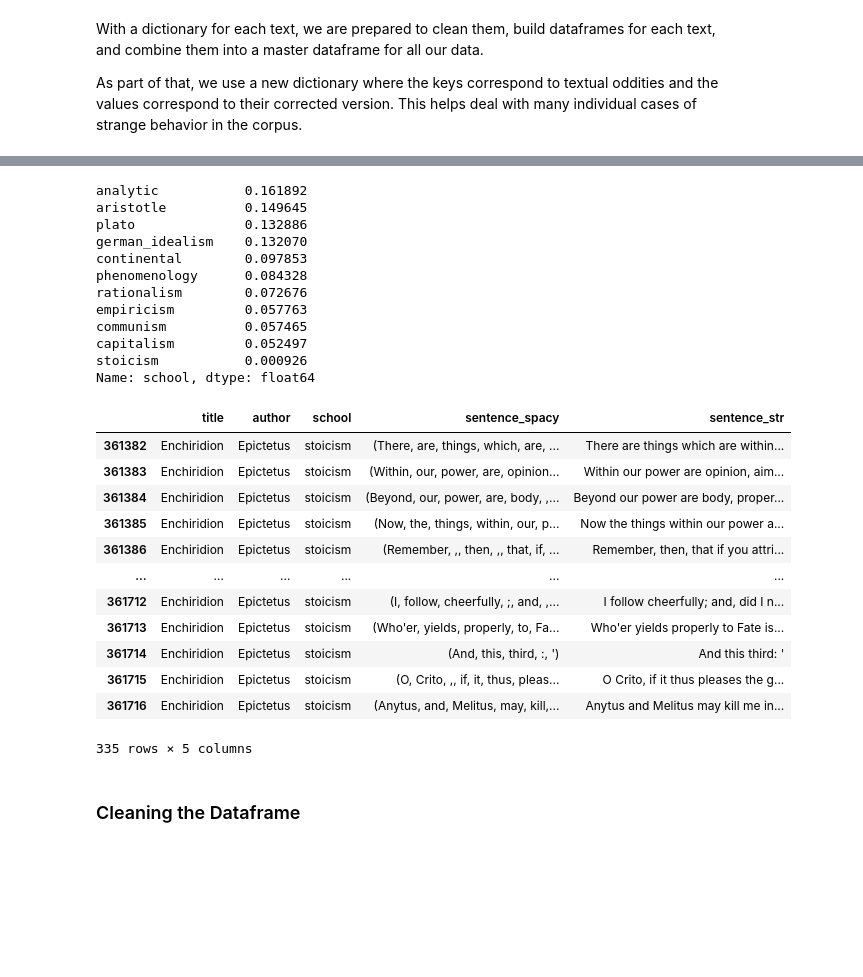
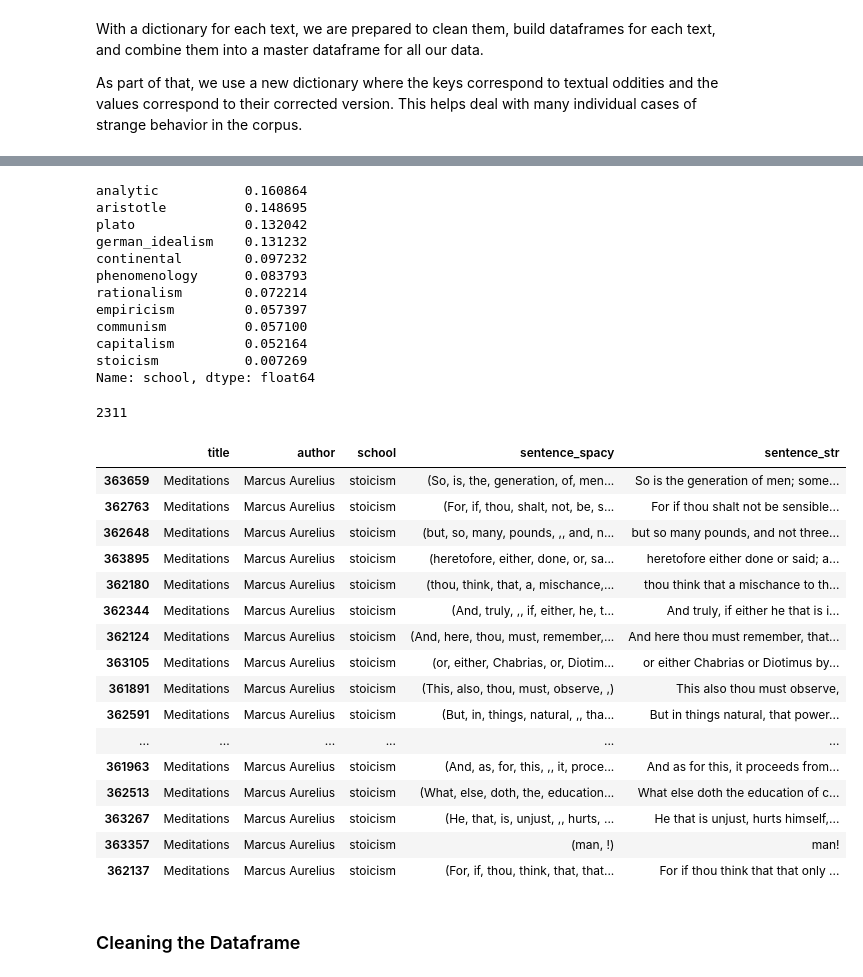
Before and after one commit to kcalizadeh/PDP_data_processing, a Jupyter notebook: data_load_clean_and_export.ipynb, the cells around one changed output, grey strips where cells are left out. Drawn from its saved outputs; the diff is of its cells as text; code cells hidden in the pictures; blank space fills up the shorter version.

Commit message:
added Aurelius

```diff
--- a/data_load_clean_and_export.ipynb
+++ b/data_load_clean_and_export.ipynb
@@ -102,7 +105,7 @@ keynes_employment = get_text(drive_path + '/phil_txts/keynes_theory_of_employmen
 # use this cell to bring in the new texts
 
 ## stoicism
-epictetus_enchiridion = get_guten('http://www.gutenberg.org/files/45109/45109-0.txt')
+aurelius_meditations = get_guten('http://www.gutenberg.org/cache/epub/2680/pg2680.txt')
 # %% [markdown]
 With texts imported, we need to clip front and end matter.
 # %%
@@ -169,7 +174,7 @@ keynes_employment = keynes_employment.split('GENERAL INTRODUCTION')[1].split('PR
 # %%
 # use this cell to deal with the new text and experiment until we have a good result
 
-epictetus_enchiridion = epictetus_enchiridion.split('New York, 1927.')[1][99:].split('Footnotes')[0][:-45]
+aurelius_meditations = aurelius_meditations.split('Book vi. Num. xlviii.')[1].split('APPENDIX')[0]
 # %% [markdown]
 Now we aggregate them by school and create a dictionary of various aggregates for future use.
 # %%
@@ -198,7 +203,7 @@ marxist_texts = [marx_kapital, marx_manifesto, lenin_essential]
 capitalist_texts = [smith_wealth, ricardo_political_economy, keynes_employment]
 
 # new texts
-stoicism_texts = [epictetus_enchiridion]
+stoicism_texts = [epictetus_enchiridion, aurelius_meditations]
 
 
 all_texts = plato_texts + aristotle_texts + empiricist_texts + rationalist_texts + analytic_texts + continental_texts + phenomenology_texts + german_idealist_texts + marxist_texts + capitalist_texts + stoicism_texts
@@ -495,7 +500,7 @@ title_list = ["plato - complete works", "aristotle - complete works", "aristotle
               'dialogues concerning natural religion', 'three dialogues',
               'a treatise concerning the principles of human knowledge',
               'ethics', 'on the improvement of understanding', 'theodicy',
-              'discourse on method', 'meditations', 'the search after truth',
+              'discourse on method', 'meditations on first philosophy', 'the search after truth',
               'the analysis of mind', 'the problems of philosophy', 'philosophical studies',
               'philosophical investigations', 'tractatus logico-philosophicus',
               "lewis - papers", "lewis - papers", 'quintessence',
@@ -511,7 +516,8 @@ title_list = ["plato - complete works", "aristotle - complete works", "aristotle
               'elements of the philosophy of right', 'capital', 'the communist manifesto',
               'essential works of lenin', 'the wealth of nations',
               'on the principles of political economy and taxation',
-              'a general theory of employment, interest, and money', 'enchiridion']
+              'a general theory of employment, interest, and money', 'enchiridion',
+              'meditations']
 
 # authors
 author_list = ['plato', 'aristotle', 'aristotle', 'locke', 'locke', 'locke',
@@ -522,7 +528,7 @@ author_list = ['plato', 'aristotle', 'aristotle', 'locke', 'locke', 'locke',
                'foucault', 'derrida', 'deleuze', 'deleuze', 'merleau-ponty',
                'husserl', 'husserl', 'heidegger', 'heidegger', 'kant', 'kant',
                'kant', 'fichte', 'hegel', 'hegel', 'hegel', 'marx', 'marx', 'lenin',
-               'smith', 'ricardo', 'keynes', 'epictetus']
+               'smith', 'ricardo', 'keynes', 'epictetus', 'marcus aurelius']
 
 school_list = ['plato', 'aristotle', 'aristotle', 'empiricism', 'empiricism',
                'empiricism', 'empiricism', 'empiricism', 'empiricism', 'empiricism',
@@ -534,7 +540,8 @@ school_list = ['plato', 'aristotle', 'aristotle', 'empiricism', 'empiricism',
                'phenomenology', 'phenomenology', 'phenomenology', 'phenomenology',
                'german_idealism', 'german_idealism', 'german_idealism', 'german_idealism',
                'german_idealism', 'german_idealism', 'german_idealism', 'communism',
-               'communism', 'communism', 'capitalism', 'capitalism', 'capitalism', 'stoicism']
+               'communism', 'communism', 'capitalism', 'capitalism', 'capitalism',
+               'stoicism', 'stoicism']
 
 # words to remove
 to_rm_list = [plato_to_rm, aristotle_to_rm, aristotle_to_rm, locke_gov_to_rm,
@@ -547,7 +554,7 @@ to_rm_list = [plato_to_rm, aristotle_to_rm, aristotle_to_rm, locke_gov_to_rm,
               ponty_perception_to_rm, husserl_crisis_to_rm, [], heidegger_b_and_t_to_rm,
               [], [], kant_judgement_to_rm, kant_pure_reason_to_rm, fichte_ethics_to_rm,
               hegel_SoL_to_rm, [], hegel_right_to_rm, marx_kapital_to_rm,
-              marx_manifesto_to_rm, [], [], [], keynes_employment_to_rm, []]
+              marx_manifesto_to_rm, [], [], [], keynes_employment_to_rm, [], []]
 
 # check lengths to make sure all are present
 len(to_rm_list), len(all_texts), len(author_list), len(title_list), len(school_list)
@@ -774,36 +781,41 @@ df.sample(10)
 # %%
 df['school'].value_counts(normalize=True)
 # %% [output]
-analytic           0.161892
-aristotle          0.149645
-plato              0.132886
-german_idealism    0.132070
-continental        0.097853
-phenomenology      0.084328
-rationalism        0.072676
-empiricism         0.057763
-communism          0.057465
-capitalism         0.052497
-stoicism           0.000926
+analytic           0.160864
+aristotle          0.148695
+plato              0.132042
+german_idealism    0.131232
+continental        0.097232
+phenomenology      0.083793
+rationalism        0.072214
+empiricism         0.057397
+communism          0.057100
+capitalism         0.052164
+stoicism           0.007269
 Name: school, dtype: float64
 # %%
 # use this cell to check the new author's sentences and see if anything seems amiss
-print(len(df[df['author']=='Epictetus']))
-df[df['author']=='Epictetus'].sample(20)
+print(len(df[df['author']=='Marcus Aurelius']))
+df[df['author']=='Marcus Aurelius'].sample(20)
 # %% [output]
+2311
 |  | title | author | school | sentence_spacy | sentence_str |
-| 361382 | Enchiridion | Epictetus | stoicism | (There, are, things, which, are, ... | There are things which are within... |
-| 361383 | Enchiridion | Epictetus | stoicism | (Within, our, power, are, opinion... | Within our power are opinion, aim... |
-| 361384 | Enchiridion | Epictetus | stoicism | (Beyond, our, power, are, body, ,... | Beyond our power are body, proper... |
-| 361385 | Enchiridion | Epictetus | stoicism | (Now, the, things, within, our, p... | Now the things within our power a... |
-| 361386 | Enchiridion | Epictetus | stoicism | (Remember, ,, then, ,, that, if, ... | Remember, then, that if you attri... |
+| 363659 | Meditations | Marcus Aurelius | stoicism | (So, is, the, generation, of, men... | So is the generation of men; some... |
+| 362763 | Meditations | Marcus Aurelius | stoicism | (For, if, thou, shalt, not, be, s... | For if thou shalt not be sensible... |
+| 362648 | Meditations | Marcus Aurelius | stoicism | (but, so, many, pounds, ,, and, n... | but so many pounds, and not three... |
+| 363895 | Meditations | Marcus Aurelius | stoicism | (heretofore, either, done, or, sa... | heretofore either done or said; a... |
+| 362180 | Meditations | Marcus Aurelius | stoicism | (thou, think, that, a, mischance,... | thou think that a mischance to th... |
+| 362344 | Meditations | Marcus Aurelius | stoicism | (And, truly, ,, if, either, he, t... | And truly, if either he that is i... |
+| 362124 | Meditations | Marcus Aurelius | stoicism | (And, here, thou, must, remember,... | And here thou must remember, that... |
+| 363105 | Meditations | Marcus Aurelius | stoicism | (or, either, Chabrias, or, Diotim... | or either Chabrias or Diotimus by... |
+| 361891 | Meditations | Marcus Aurelius | stoicism | (This, also, thou, must, observe, ,) | This also thou must observe, |
+| 362591 | Meditations | Marcus Aurelius | stoicism | (But, in, things, natural, ,, tha... | But in things natural, that power... |
 | ... | ... | ... | ... | ... | ... |
-| 361712 | Enchiridion | Epictetus | stoicism | (I, follow, cheerfully, ;, and, ,... | I follow cheerfully; and, did I n... |
-| 361713 | Enchiridion | Epictetus | stoicism | (Who'er, yields, properly, to, Fa... | Who'er yields properly to Fate is... |
-| 361714 | Enchiridion | Epictetus | stoicism | (And, this, third, :, ') | And this third: ' |
-| 361715 | Enchiridion | Epictetus | stoicism | (O, Crito, ,, if, it, thus, pleas... | O Crito, if it thus pleases the g... |
-| 361716 | Enchiridion | Epictetus | stoicism | (Anytus, and, Melitus, may, kill,... | Anytus and Melitus may kill me in... |
+| 361963 | Meditations | Marcus Aurelius | stoicism | (And, as, for, this, ,, it, proce... | And as for this, it proceeds from... |
+| 362513 | Meditations | Marcus Aurelius | stoicism | (What, else, doth, the, education... | What else doth the education of c... |
+| 363267 | Meditations | Marcus Aurelius | stoicism | (He, that, is, unjust, ,, hurts, ... | He that is unjust, hurts himself,... |
+| 363357 | Meditations | Marcus Aurelius | stoicism | (man, !) | man! |
+| 362137 | Meditations | Marcus Aurelius | stoicism | (For, if, thou, think, that, that... | For if thou think that that only ... |
-335 rows × 5 columns
 # %% [markdown]
 ### Cleaning the Dataframe
 # %% [markdown]
```
Also changed, not shown: parts of 27 cells of this notebook.
